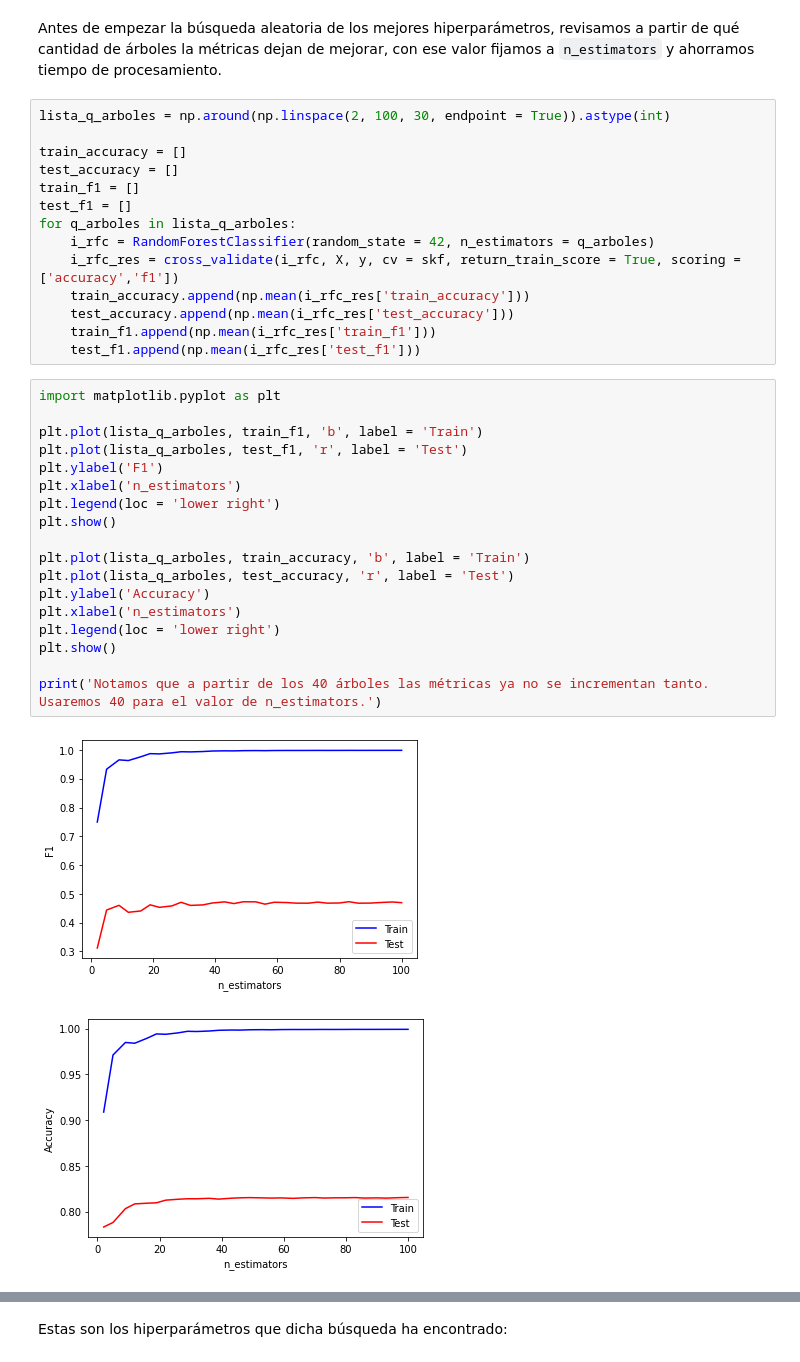
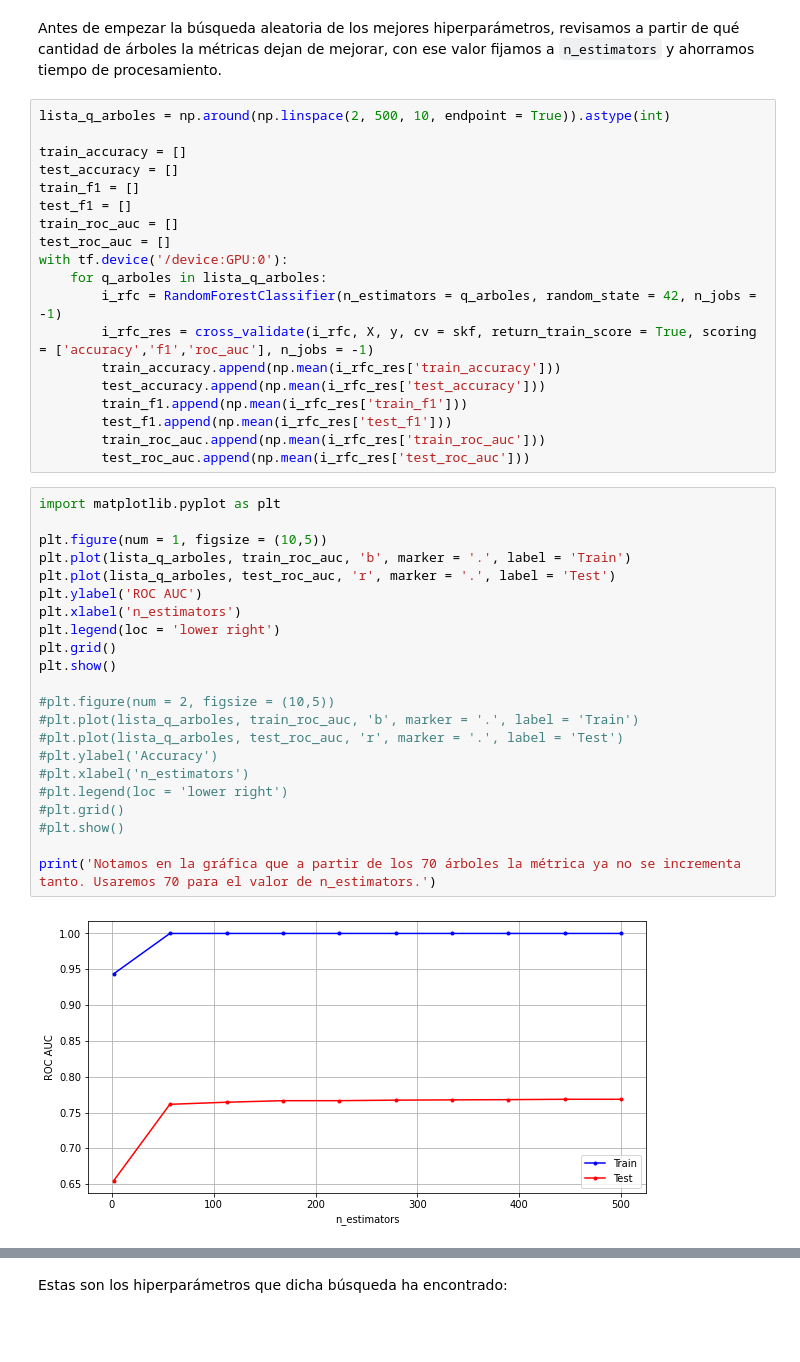
Before and after one commit to christopherfr/trabajofinalml, a Jupyter notebook: Trabajo_final_ML.ipynb, the cells around one changed output, grey strips where cells are left out. Drawn from its saved outputs; the diff is of its cells as text; blank space fills up the shorter version.

Commit message:
Se cambiaron los scorings del RF a roc_auc y se avanzó un poco del kNN.

```diff
--- a/Trabajo_final_ML.ipynb
+++ b/Trabajo_final_ML.ipynb
@@ -368,37 +374,45 @@ Notamos que obtuvimos un valor muy alto con el conjunto de entrenamiento, pero e
 # %% [markdown]
 Antes de empezar la búsqueda aleatoria de los mejores hiperparámetros, revisamos a partir de qué cantidad de árboles la métricas dejan de mejorar, con ese valor fijamos a `n_estimators` y ahorramos tiempo de procesamiento.
 # %%
-lista_q_arboles = np.around(np.linspace(2, 100, 30, endpoint = True)).astype(int)
+lista_q_arboles = np.around(np.linspace(2, 500, 10, endpoint = True)).astype(int)
 
 train_accuracy = []
 test_accuracy = []
 train_f1 = []
 test_f1 = []
-for q_arboles in lista_q_arboles:
-    i_rfc = RandomForestClassifier(random_state = 42, n_estimators = q_arboles)
-    i_rfc_res = cross_validate(i_rfc, X, y, cv = skf, return_train_score = True, scoring = ['accuracy','f1'])
-    train_accuracy.append(np.mean(i_rfc_res['train_accuracy']))
-    test_accuracy.append(np.mean(i_rfc_res['test_accuracy']))
-    train_f1.append(np.mean(i_rfc_res['train_f1']))
-    test_f1.append(np.mean(i_rfc_res['test_f1']))
+train_roc_auc = []
+test_roc_auc = []
+with tf.device('/device:GPU:0'):
+    for q_arboles in lista_q_arboles:
+        i_rfc = RandomForestClassifier(n_estimators = q_arboles, random_state = 42, n_jobs = -1)
+        i_rfc_res = cross_validate(i_rfc, X, y, cv = skf, return_train_score = True, scoring = ['accuracy','f1','roc_auc'], n_jobs = -1)
+        train_accuracy.append(np.mean(i_rfc_res['train_accuracy']))
+        test_accuracy.append(np.mean(i_rfc_res['test_accuracy']))
+        train_f1.append(np.mean(i_rfc_res['train_f1']))
+        test_f1.append(np.mean(i_rfc_res['test_f1']))
+        train_roc_auc.append(np.mean(i_rfc_res['train_roc_auc']))
+        test_roc_auc.append(np.mean(i_rfc_res['test_roc_auc']))
 # %%
 import matplotlib.pyplot as plt
 
-plt.plot(lista_q_arboles, train_f1, 'b', label = 'Train')
-plt.plot(lista_q_arboles, test_f1, 'r', label = 'Test')
-plt.ylabel('F1')
+plt.figure(num = 1, figsize = (10,5))
+plt.plot(lista_q_arboles, train_roc_auc, 'b', marker = '.', label = 'Train')
+plt.plot(lista_q_arboles, test_roc_auc, 'r', marker = '.', label = 'Test')
+plt.ylabel('ROC AUC')
 plt.xlabel('n_estimators')
 plt.legend(loc = 'lower right')
+plt.grid()
 plt.show()
 
-plt.plot(lista_q_arboles, train_accuracy, 'b', label = 'Train')
-plt.plot(lista_q_arboles, test_accuracy, 'r', label = 'Test')
-plt.ylabel('Accuracy')
-plt.xlabel('n_estimators')
-plt.legend(loc = 'lower right')
-plt.show()
+#plt.figure(num = 2, figsize = (10,5))
+#plt.plot(lista_q_arboles, train_roc_auc, 'b', marker = '.', label = 'Train')
+#plt.plot(lista_q_arboles, test_roc_auc, 'r', marker = '.', label = 'Test')
+#plt.ylabel('Accuracy')
+#plt.xlabel('n_estimators')
+#plt.legend(loc = 'lower right')
+#plt.grid()
+#plt.show()
 
-print('Notamos que a partir de los 40 árboles las métricas ya no se incrementan tanto. Usaremos 40 para el valor de n_estimators.')
+print('Notamos en la gráfica que a partir de los 70 árboles la métrica ya no se incrementa tanto. Usaremos 70 para el valor de n_estimators.')
 # %% [output]
-[figure, old version]
+[figure, new version]
-[figure, removed]
```
Also changed, not shown: parts of 41 cells of this notebook.
